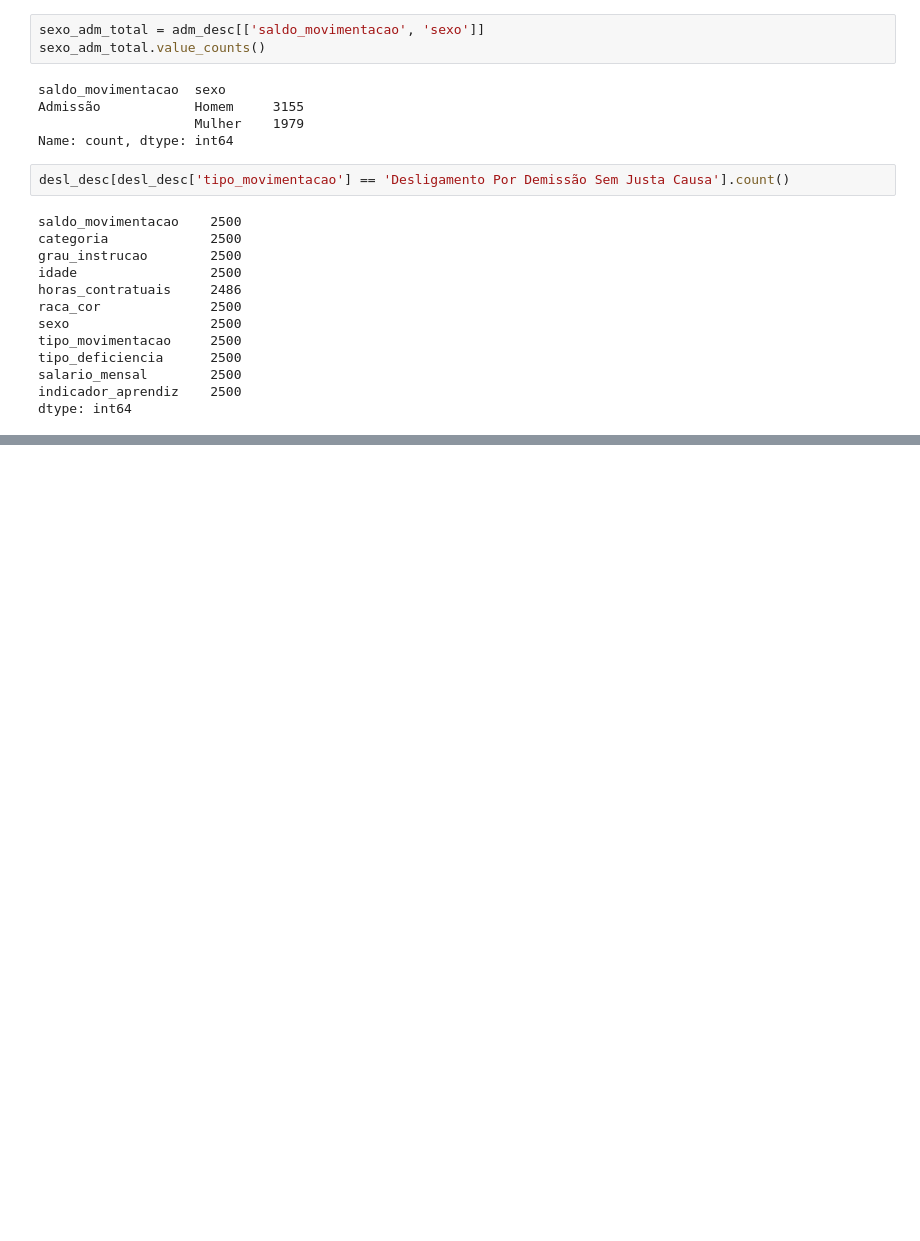
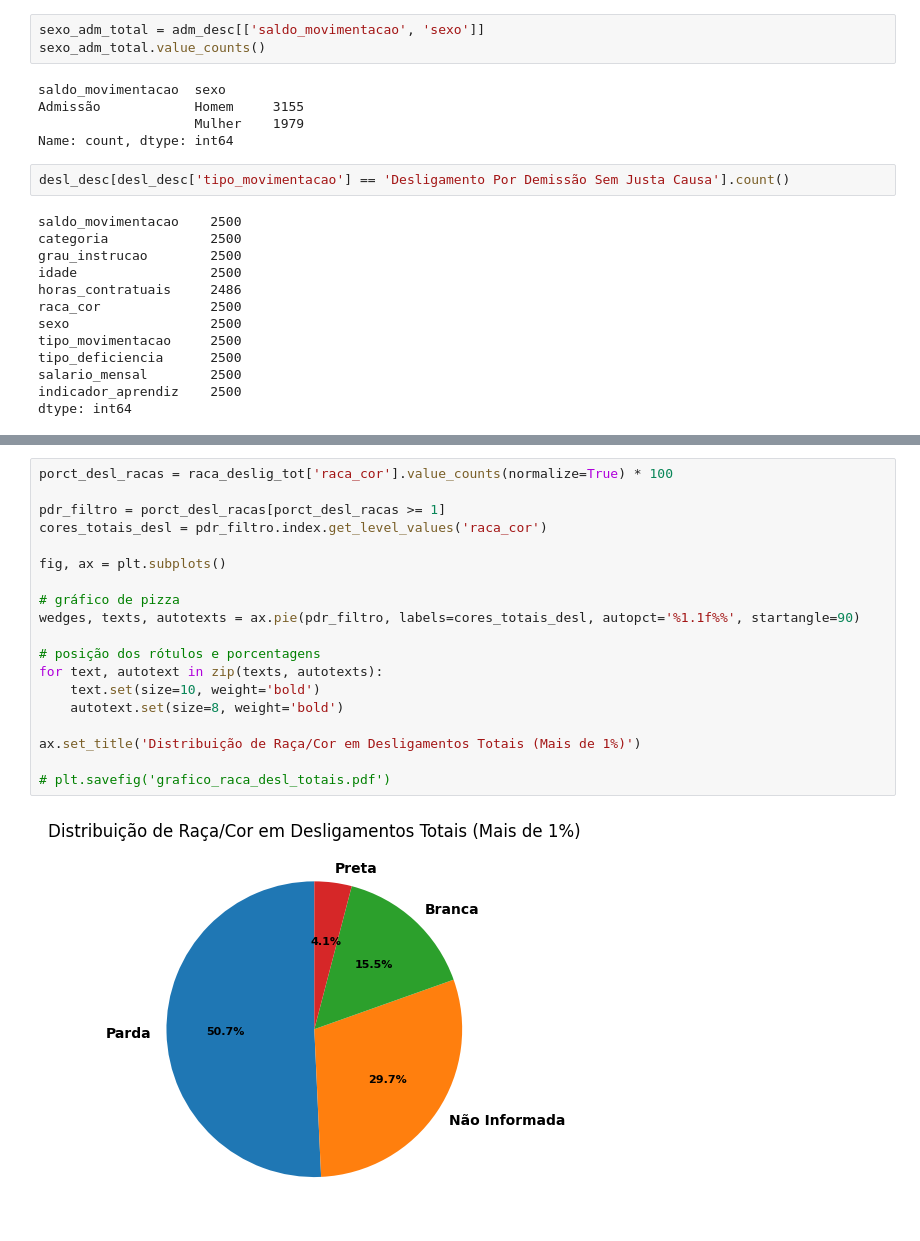
Before and after one commit to romuloms/data_an_caged, a Jupyter notebook: analise_caged.ipynb, the cells around one changed output, grey strips where cells are left out. Cells and saved outputs as stored; diff of their text form; blank space fills up the shorter version.

```diff
--- a/analise_caged.ipynb
+++ b/analise_caged.ipynb
@@ -525,0 +543,21 @@ Name: proportion, dtype: float64
+# %%
+porct_desl_racas = raca_deslig_tot['raca_cor'].value_counts(normalize=True) * 100
+
+pdr_filtro = porct_desl_racas[porct_desl_racas >= 1]
+cores_totais_desl = pdr_filtro.index.get_level_values('raca_cor')
+
+fig, ax = plt.subplots()
+
+# gráfico de pizza
+wedges, texts, autotexts = ax.pie(pdr_filtro, labels=cores_totais_desl, autopct='%1.1f%%', startangle=90)
+
+# posição dos rótulos e porcentagens
+for text, autotext in zip(texts, autotexts):
+    text.set(size=10, weight='bold')
+    autotext.set(size=8, weight='bold')
+
+ax.set_title('Distribuição de Raça/Cor em Desligamentos Totais (Mais de 1%)')
+
+# plt.savefig('grafico_raca_desl_totais.pdf')
+# %% [output]
+[figure, added]
```
Also changed, not shown: parts of 6 cells of this notebook, 3 other files.
